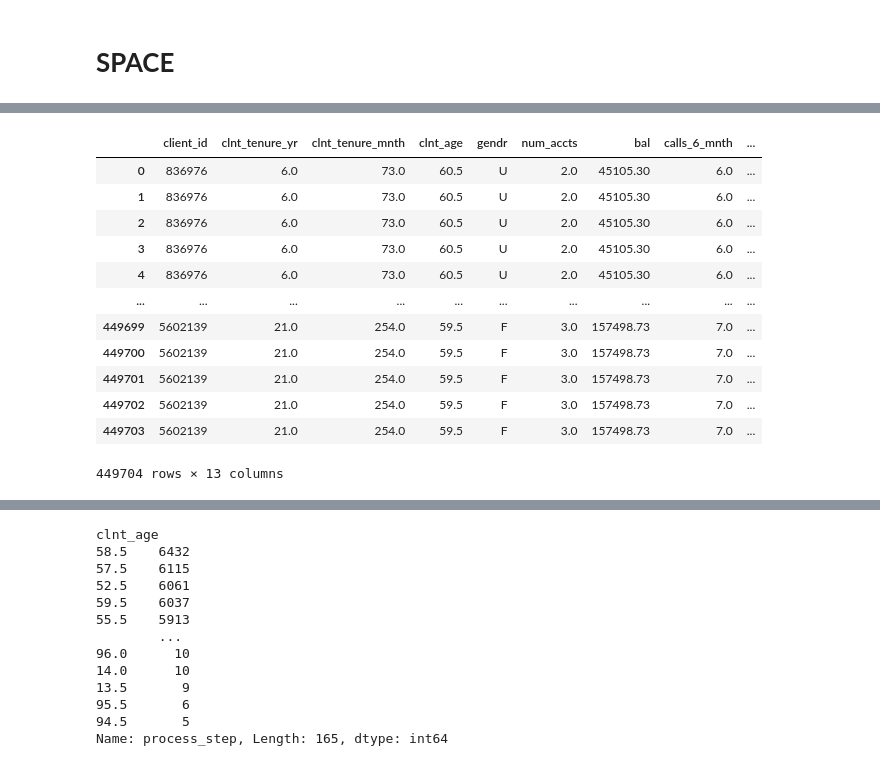
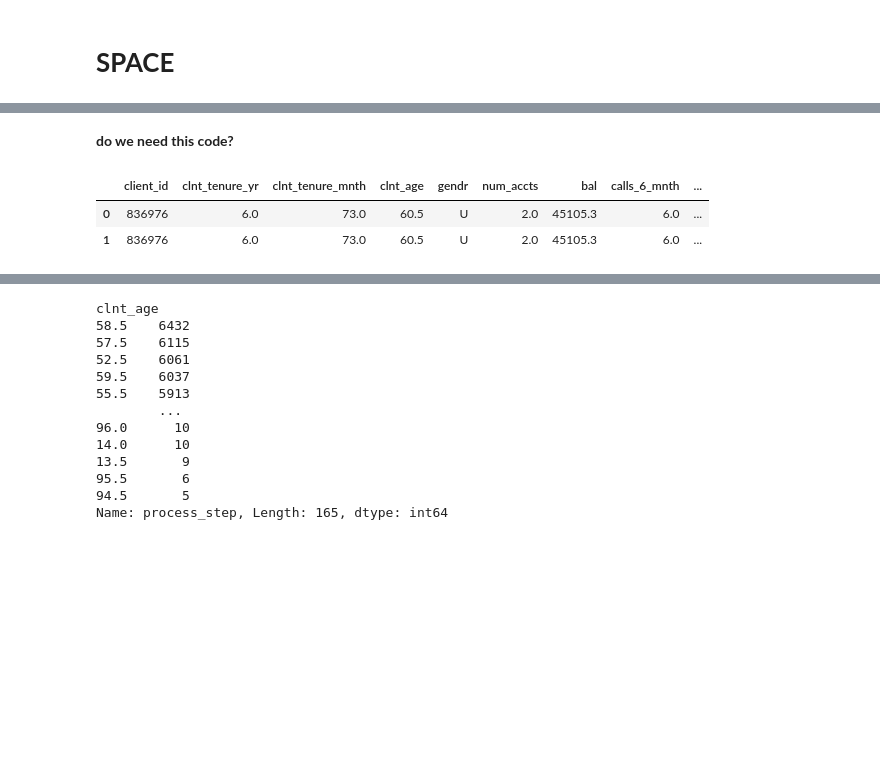
Before and after one commit to Josepdmo/PROJECT2, a Jupyter notebook: EXPLORATORY.ipynb, the cells around one changed output, grey strips where cells are left out. Cells and saved outputs as stored; diff of their text form; code cells hidden in the pictures; blank space fills up the shorter version.

```diff
--- a/EXPLORATORY.ipynb
+++ b/EXPLORATORY.ipynb
@@ -436,18 +475,10 @@ new_df
+# %% [markdown]
+**do we need this code?**
 # %%
 new_df["date_time"] = pd.to_datetime(new_df["date_time"])
-new_df
+new_df.head(2)
 # %% [output]
 |  | client_id | clnt_tenure_yr | clnt_tenure_mnth | clnt_age | gendr | num_accts | bal | calls_6_mnth | ... |
-| 0 | 836976 | 6.0 | 73.0 | 60.5 | U | 2.0 | 45105.30 | 6.0 | ... |
-| 1 | 836976 | 6.0 | 73.0 | 60.5 | U | 2.0 | 45105.30 | 6.0 | ... |
-| 2 | 836976 | 6.0 | 73.0 | 60.5 | U | 2.0 | 45105.30 | 6.0 | ... |
-| 3 | 836976 | 6.0 | 73.0 | 60.5 | U | 2.0 | 45105.30 | 6.0 | ... |
-| 4 | 836976 | 6.0 | 73.0 | 60.5 | U | 2.0 | 45105.30 | 6.0 | ... |
-| ... | ... | ... | ... | ... | ... | ... | ... | ... | ... |
-| 449699 | 5602139 | 21.0 | 254.0 | 59.5 | F | 3.0 | 157498.73 | 7.0 | ... |
-| 449700 | 5602139 | 21.0 | 254.0 | 59.5 | F | 3.0 | 157498.73 | 7.0 | ... |
-| 449701 | 5602139 | 21.0 | 254.0 | 59.5 | F | 3.0 | 157498.73 | 7.0 | ... |
-| 449702 | 5602139 | 21.0 | 254.0 | 59.5 | F | 3.0 | 157498.73 | 7.0 | ... |
-| 449703 | 5602139 | 21.0 | 254.0 | 59.5 | F | 3.0 | 157498.73 | 7.0 | ... |
+| 0 | 836976 | 6.0 | 73.0 | 60.5 | U | 2.0 | 45105.3 | 6.0 | ... |
+| 1 | 836976 | 6.0 | 73.0 | 60.5 | U | 2.0 | 45105.3 | 6.0 | ... |
-449704 rows × 13 columns
 # %%
```
Also changed, not shown: parts of 40 cells of this notebook.
